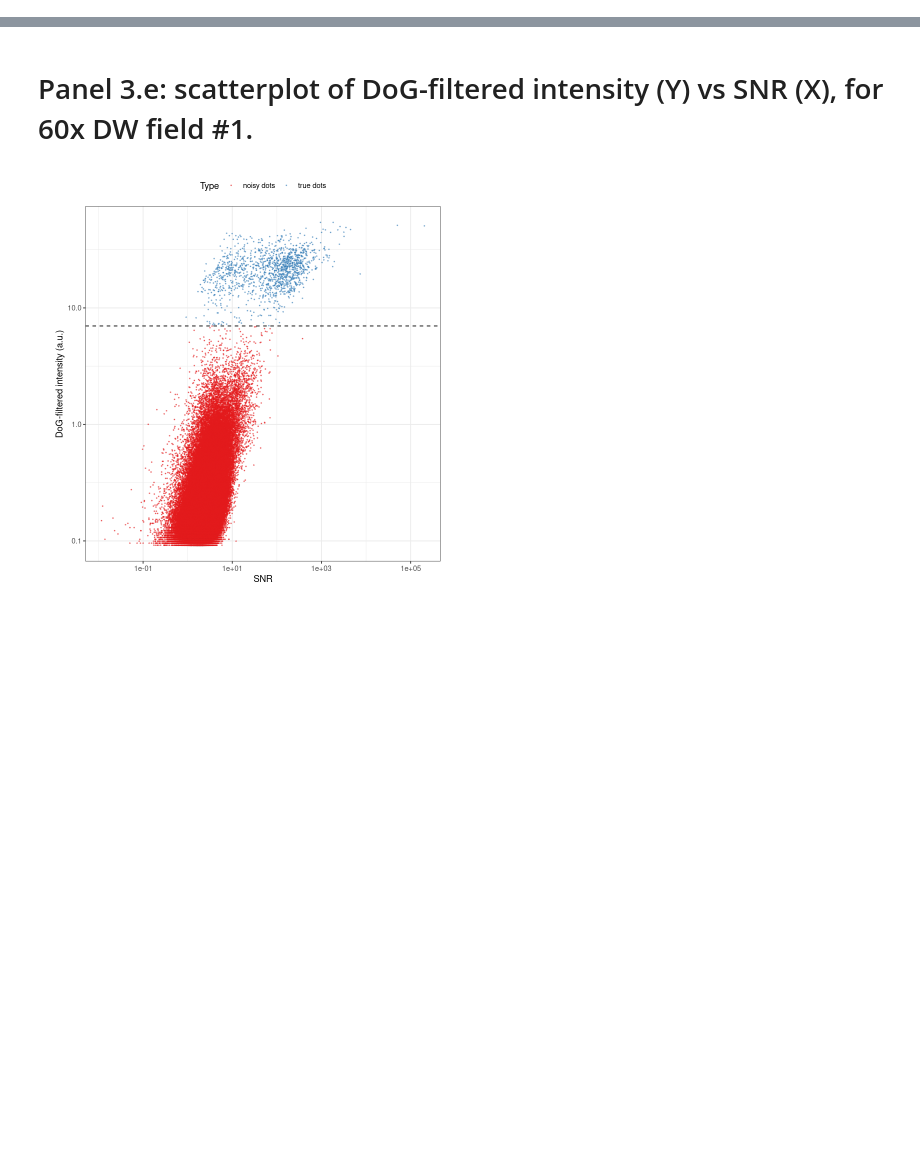
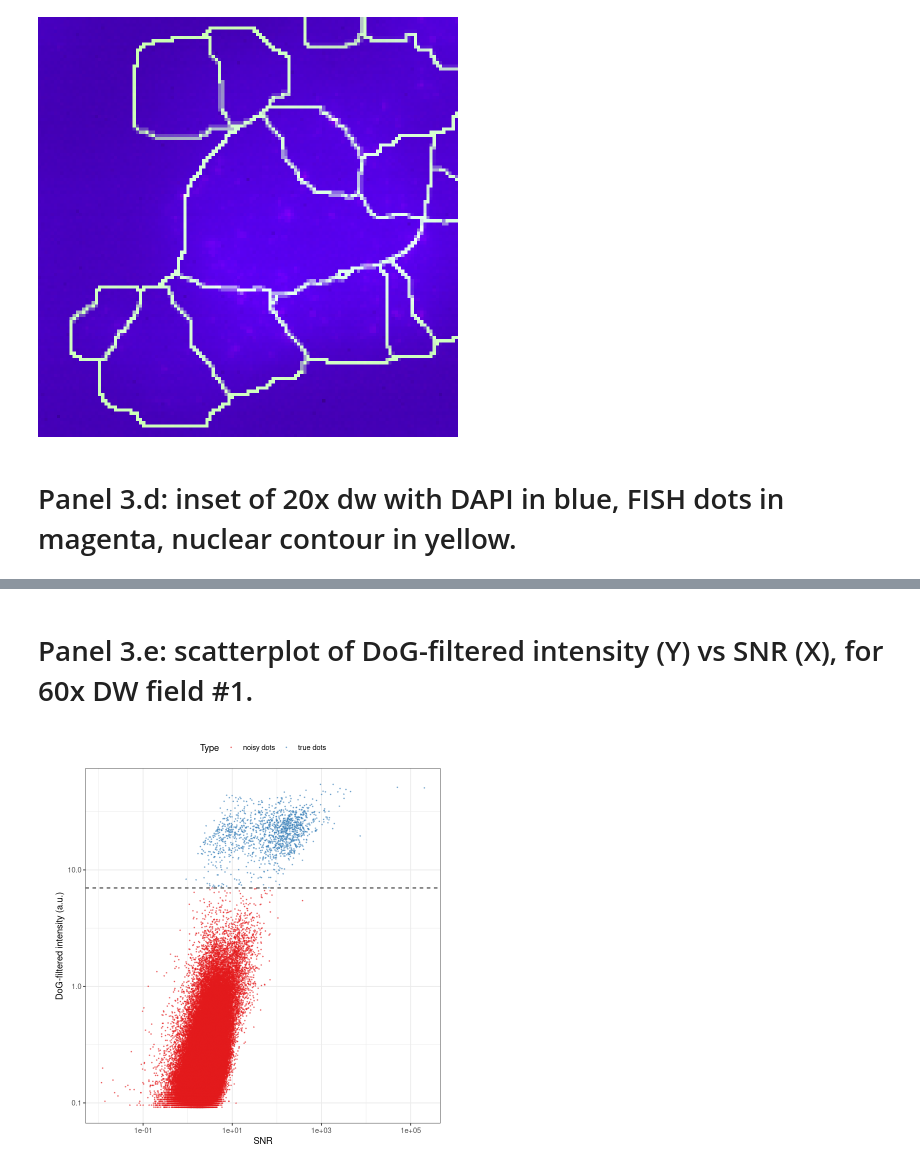
Before and after one commit to ggirelli/deconwolf-smFISH-analysis, a Jupyter notebook: notebooks/manuscript/1_panels.ipynb, the cells around one changed output, grey strips where cells are left out. Cells and saved outputs as stored; diff of their text form; code cells hidden in the pictures; blank space fills up the shorter version.

```diff
--- a/notebooks/manuscript/1_panels.ipynb
+++ b/notebooks/manuscript/1_panels.ipynb
@@ -28,0 +99,16 @@ nuclear_features = fread("../../data/selected_nuclei.tsv", key=c("sid", "nid"))
+# %%
+p = ggplot(inset_data, aes(x, y, fill=color)) + geom_tile() + coord_fixed() +
+    scale_fill_manual(values=inset_data[, unique(color)], breaks=inset_data[, unique(color)]) + guides(fill="none") +
+    theme_bw() + theme(
+        axis.text=element_blank(),
+        axis.line=element_blank(),
+        axis.title=element_blank(),
+        axis.ticks=element_blank(),
+        panel.grid=element_blank(),
+        panel.spacing=unit(0, "pt"),
+        panel.border=element_blank(),
+        plot.margin=unit(c(0, 0, 0, 0), "pt")
+    ) + scale_x_discrete(expand=c(0, 0)) + scale_y_discrete(expand=c(0, 0))
+print(p)
+# %% [output]
+[figure, added]
@@ -28,0 +118,2 @@ nuclear_features = fread("../../data/selected_nuclei.tsv", key=c("sid", "nid"))
+# %% [markdown]
+# Panel 3.d: inset of 20x dw with DAPI in blue, FISH dots in magenta, nuclear contour in yellow.
```
Also changed, not shown: parts of 19 cells of this notebook, 28 other files.
